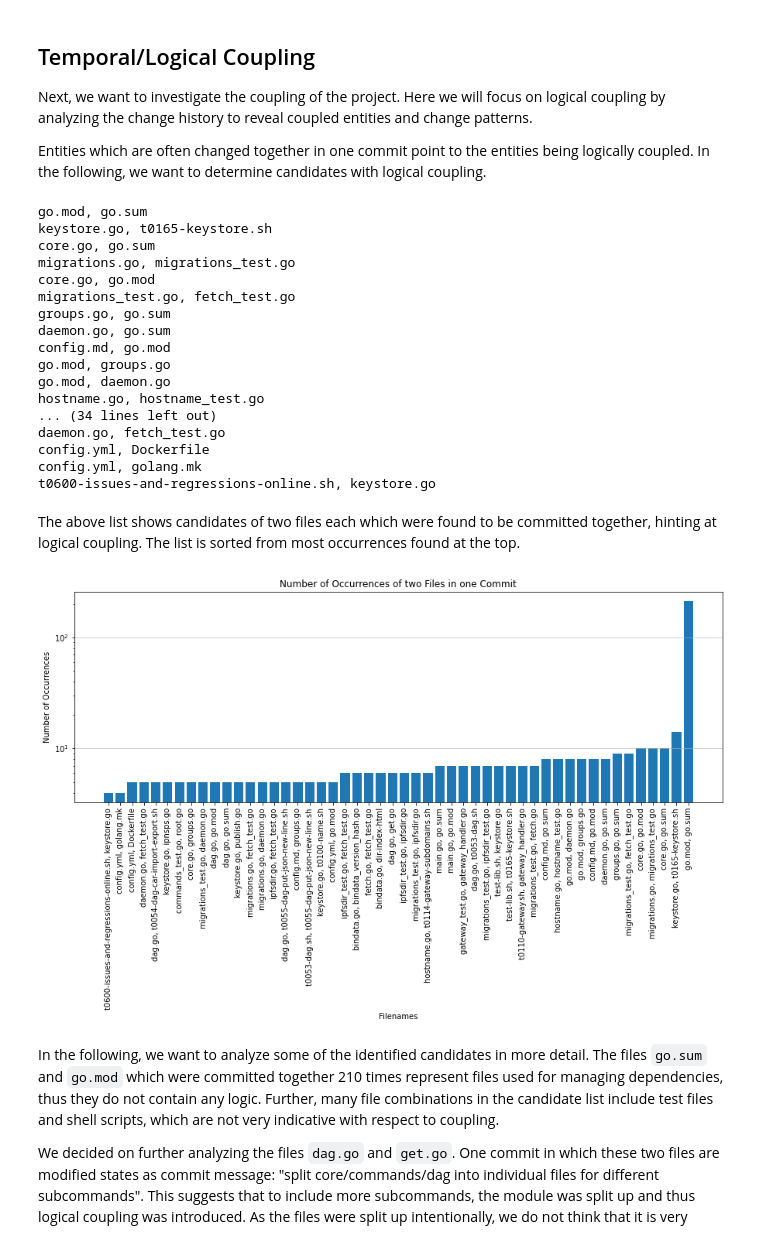
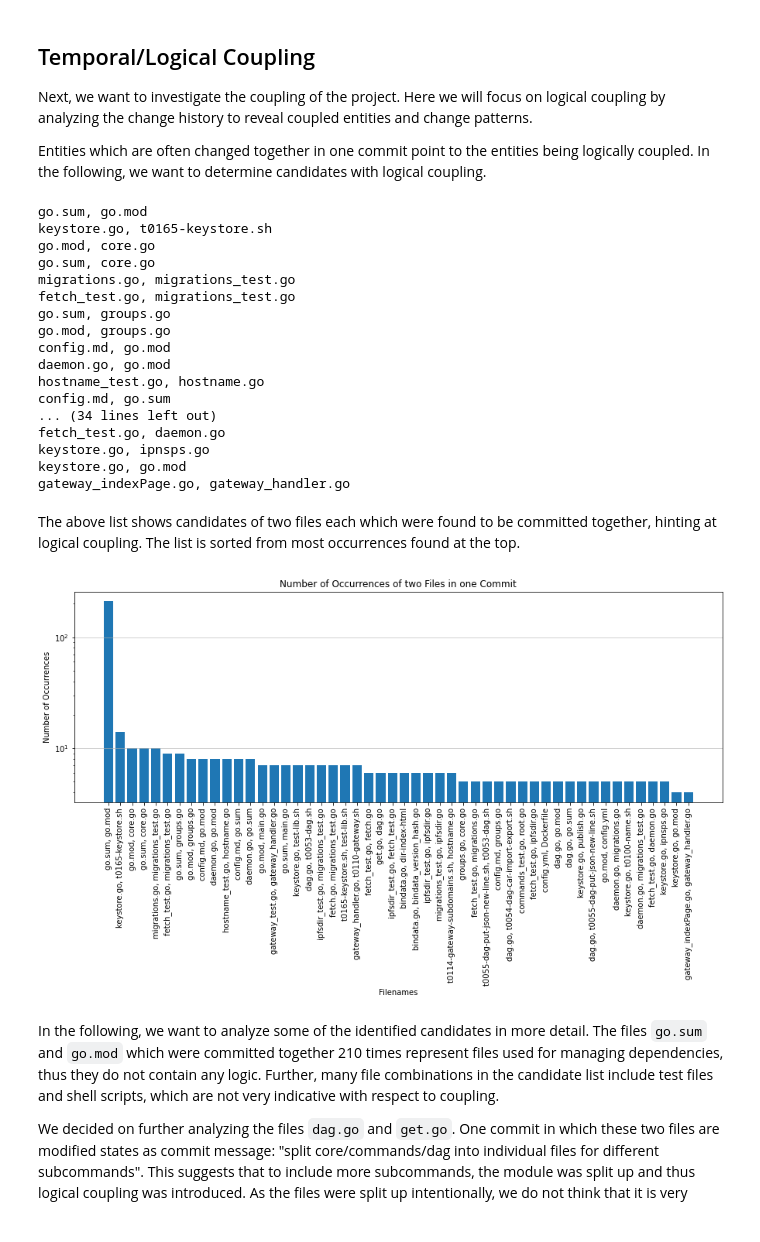
Before and after one commit to miksut/repo_mining, a Jupyter notebook: ipfs_repo_mining.ipynb, the cells around one changed output. Cells and saved outputs as stored; diff of their text form; code cells hidden in the pictures.

```diff
--- a/ipfs_repo_mining.ipynb
+++ b/ipfs_repo_mining.ipynb
@@ -413,43 +413,43 @@ for candidate in count:
     if candidate[0] != candidate[1] and candidate[2] > 0:
         candidates.append([', '.join((candidate[0], candidate[1])), candidate[2]])
 
-candidates = np.array(candidates, dtype=object)
+candidates = np.flip(np.array(candidates, dtype=object), axis=0)
 
 # number of candidates to be listed and visualized
 n = 50
 
-for candidate in reversed(candidates[-n:,0]):
+for candidate in candidates[:n,0]:
     print(candidate)
 # %% [output]
-go.mod, go.sum
+go.sum, go.mod
 keystore.go, t0165-keystore.sh
-core.go, go.sum
+go.mod, core.go
+go.sum, core.go
 migrations.go, migrations_test.go
-core.go, go.mod
-migrations_test.go, fetch_test.go
-groups.go, go.sum
-daemon.go, go.sum
+fetch_test.go, migrations_test.go
+go.sum, groups.go
+go.mod, groups.go
 config.md, go.mod
-go.mod, groups.go
-go.mod, daemon.go
-hostname.go, hostname_test.go
+daemon.go, go.mod
+hostname_test.go, hostname.go
+config.md, go.sum
 ... (34 lines left out)
-daemon.go, fetch_test.go
-config.yml, Dockerfile
-config.yml, golang.mk
-t0600-issues-and-regressions-online.sh, keystore.go
+fetch_test.go, daemon.go
+keystore.go, ipnsps.go
+keystore.go, go.mod
+gateway_indexPage.go, gateway_handler.go
 # %% [markdown]
 The above list shows candidates of two files each which were found to be committed together, hinting at logical coupling. The list is sorted from most occurrences found at the top.
 # %%
 fig, ax = plt.subplots(figsize=(15, 5))
 plt.xticks(rotation=90)
-ax.bar(candidates[-n:,0], candidates[-n:,1])
+ax.bar(candidates[:n,0], candidates[:n,1])
 ax.set_yscale('log')
 ax.grid(axis='y', alpha=0.75)
 ax.set(xlabel='Filenames', ylabel='Number of Occurrences', title='Number of Occurrences of two Files in one Commit')
 plt.show()
 # %% [output]
-[figure, old version]
+[figure, new version]
 # %% [markdown]
 In the following, we want to analyze some of the identified candidates in more detail. The files `go.sum` and `go.mod` which were committed together 210 times represent files used for managing dependencies, thus they do not contain any logic. Further, many file combinations in the candidate list include test files and shell scripts, which are not very indicative with respect to coupling.
 
```
Also changed, not shown: parts of 4 cells of this notebook.
